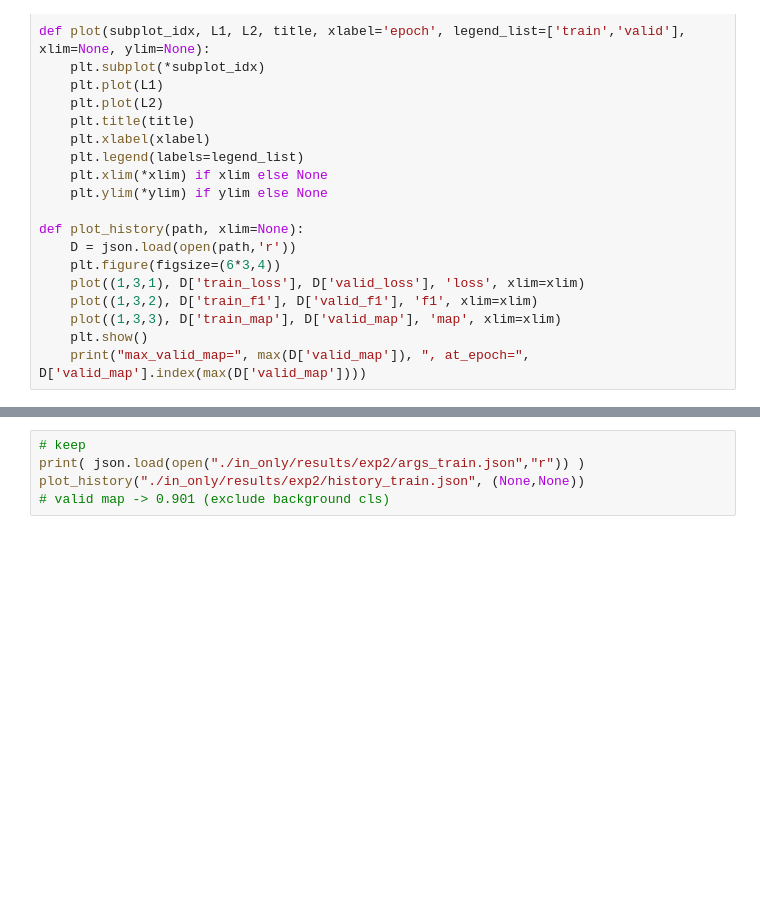
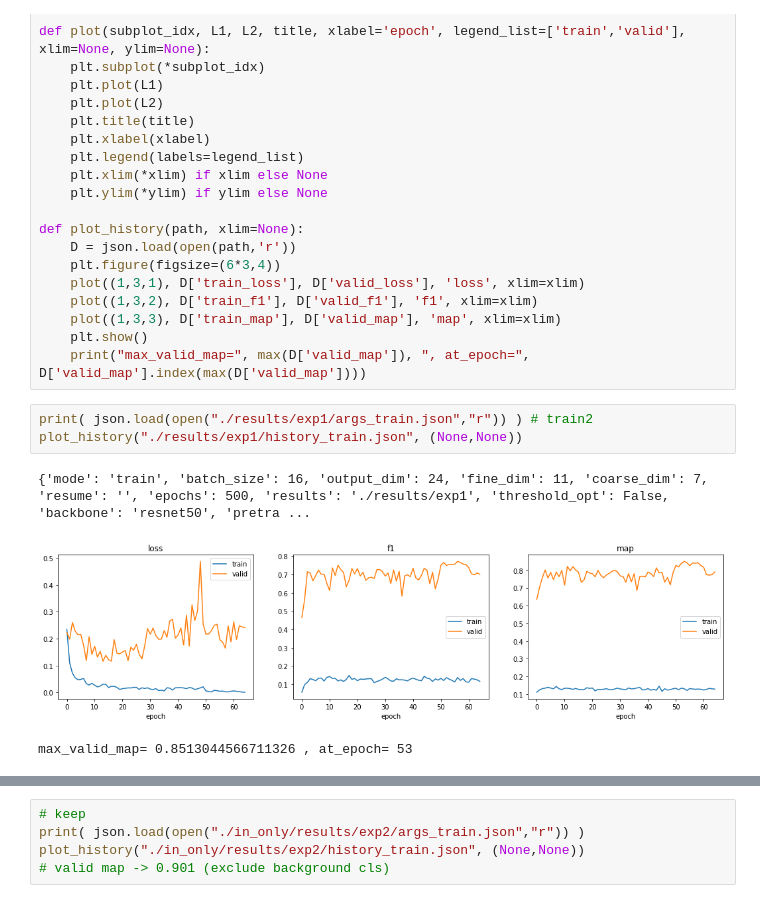
Before and after one commit to bnbsking/0-multi-bucket-anomaly-detection, a Jupyter notebook: dashboard.ipynb, the cells around one changed output, grey strips where cells are left out. Drawn from its saved outputs; the diff is of its cells as text; blank space fills up the shorter version.

```diff
--- a/dashboard.ipynb
+++ b/dashboard.ipynb
@@ -20,3 +20,10 @@ def plot_history(path, xlim=None):
     plot((1,3,3), D['train_map'], D['valid_map'], 'map', xlim=xlim)
     plt.show()
     print("max_valid_map=", max(D['valid_map']), ", at_epoch=", D['valid_map'].index(max(D['valid_map'])))
+# %%
+print( json.load(open("./results/exp1/args_train.json","r")) ) # train2
+plot_history("./results/exp1/history_train.json", (None,None))
+# %% [output]
+{'mode': 'train', 'batch_size': 16, 'output_dim': 24, 'fine_dim': 11, 'coarse_dim': 7, 'resume': '', 'epochs': 500, 'results': './results/exp1', 'threshold_opt': False, 'backbone': 'resnet50', 'pretra ...
+[figure, added]
+max_valid_map= 0.8513044566711326 , at_epoch= 53
```
Also changed, not shown: parts of 2 cells of this notebook, 4 other files.
